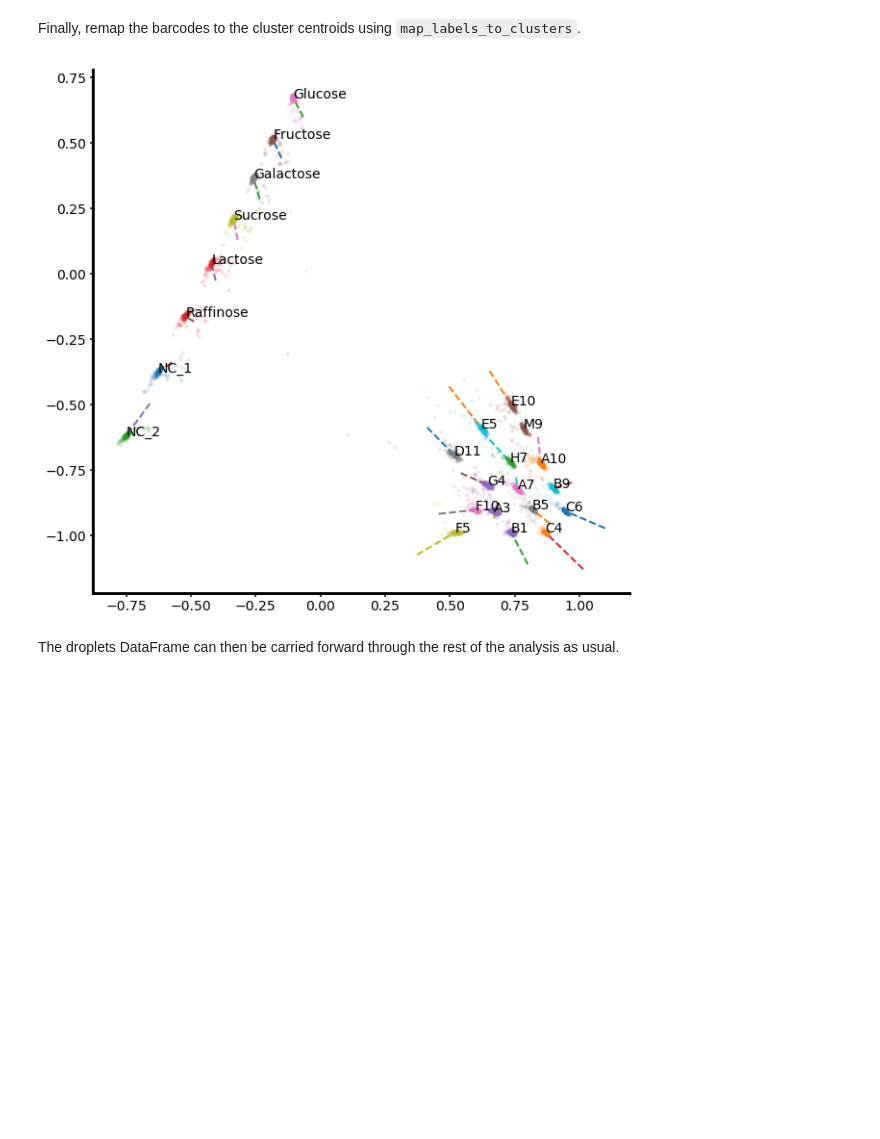
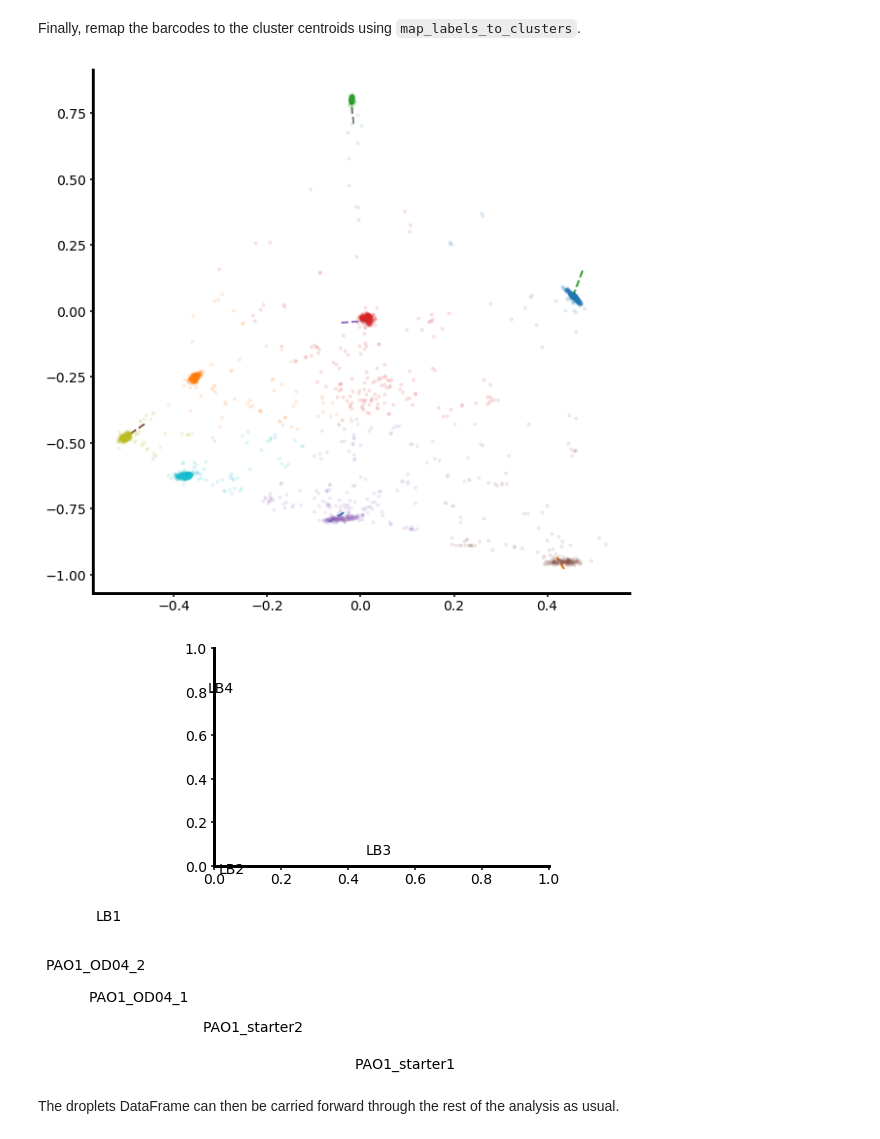
Before and after one commit to blaineylab/kChip, a Jupyter notebook: Accessory/Interactive Examples/Interactive Clustering Example.ipynb, the cells around one changed output. Cells and saved outputs as stored; diff of their text form; code cells hidden in the pictures; blank space fills up the shorter version.

```diff
--- a/Accessory/Interactive Examples/Interactive Clustering Example.ipynb
+++ b/Accessory/Interactive Examples/Interactive Clustering Example.ipynb
@@ -75,7 +76,8 @@ plt.rcParams['pdf.fonttype'] = 42
 Here we won't run the code, instead we will just load the droplets DataFrame normally output by this cell from `droplets.csv`.
 # %%
 # Don't run for this example, instead just read in the droplets dataframe output by this cell
-droplets = pd.read_csv('droplets.csv',index_col=0)
+droplets = pd.read_csv('droplets_found_GB_corrected_20191217_PAO1.csv',index_col=0)
+# config['barcodes']['path']='Notes_190503_3.xlsx'
 
 # # Initialize droplets DataFrame from images
 # droplets, rotation_theta = kchip_analyze.initialize_droplets(config)
@@ -100,11 +94,13 @@ reload(kchip_analyze)
 # %%
 # Mess up clustering parameters to force bad clustering, for illustration
-config['barcodes']['cluster']['eps'] = 0.025
+# config['barcodes']['cluster']['eps'] = 0.035
+config['barcodes']['cluster']['min_samples'] = 4
+
 
 fig, ax = plt.subplots(figsize=(8,5))
 
 # Identify the clusters (using DBSCAN)
-droplets = kchip_analyze.identify_clusters(config,droplets,show=1,ax=ax)
+droplets = kchip_analyze.identify_clusters(config,droplets,show=1,ax=ax)[0]
 
 # Map the cluster centroids to labels
 droplets = kchip_analyze.map_labels_to_clusters(config,droplets,show=1,ax=ax)[0]
@@ -116,6 +134,7 @@ We can load the interactive tool to correct this.
 # Import the interactive tools
 import kchip.tools.interact as interact
 
+
 # Create InteractiveCluster object
 centroids = droplets.groupby('Cluster')[['PlaneX','PlaneY']].median().values
-rc = interact.InteractiveCluster(droplets[['PlaneX','PlaneY']].values[:2000,:],centroids)
+rc = interact.InteractiveCluster(droplets[['PlaneX','PlaneY']].values[-5000:,:],centroids)
@@ -161,16 +160,19 @@ Finally, remap the barcodes to the cluster centroids using `map_labels_to_cluste
 # %%
 fig, ax = plt.subplots(figsize=(10,10))
 
 # Use the updated cluster centroids from the interactive plot
-droplets = kchip_analyze.map_labels_to_clusters(config,droplets,show=1,ax=ax)
+droplets = kchip_analyze.map_labels_to_clusters(config,droplets,show=1,ax=ax)[0]
 
 # Replot the points to view the clusters
 
 d = droplets.loc[:5e3] # only choose the first 5000 points so we don't overload matplotlib
 for item in droplets['Cluster'].unique():
     xy = d.query('Cluster=='+str(item))[['PlaneX','PlaneY']].values
     ax.plot(xy[:,0],xy[:,1],'.',alpha=0.1)
+
+# plt.savefig('clusters_scaled_corr_181215_threshold42_pixels1pt5x.png',bbox_inches='tight')
 # %% [output]
-[figure, old version]
+[figure, new version]
+[figure, added]
 # %% [markdown]
 The droplets DataFrame can then be carried forward through the rest of the analysis as usual.
```
Also changed, not shown: parts of 20 cells of this notebook, 19 other files.
